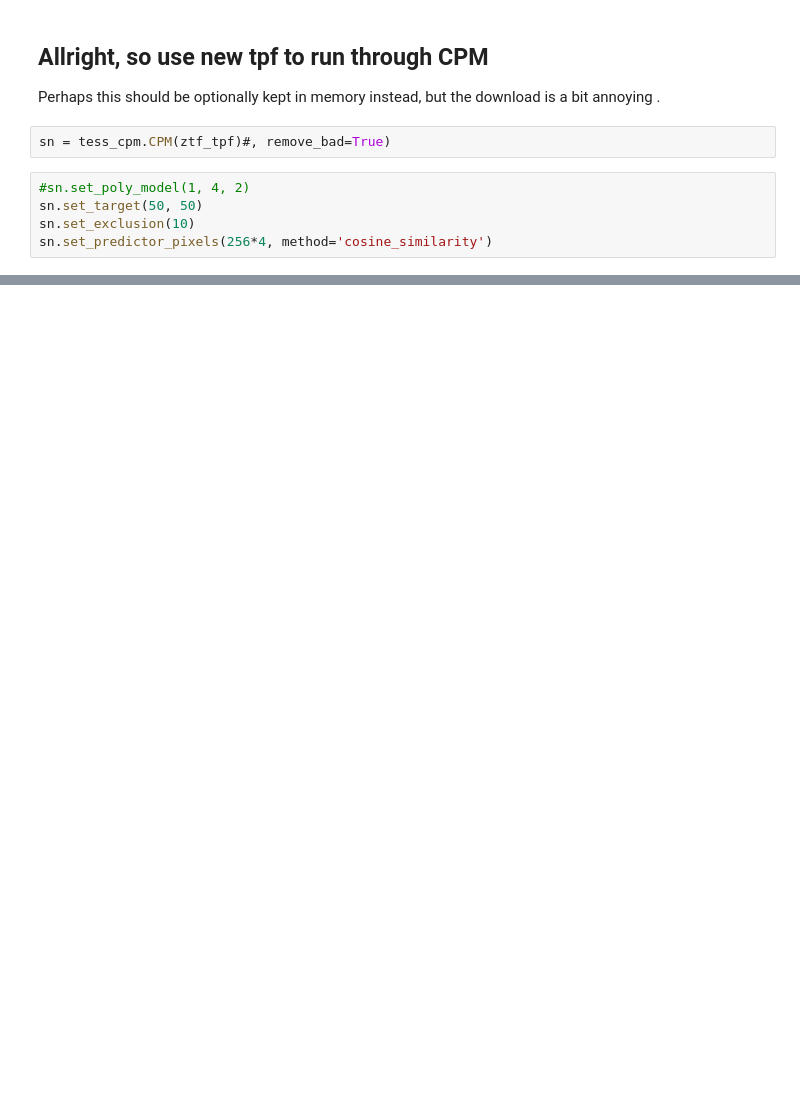
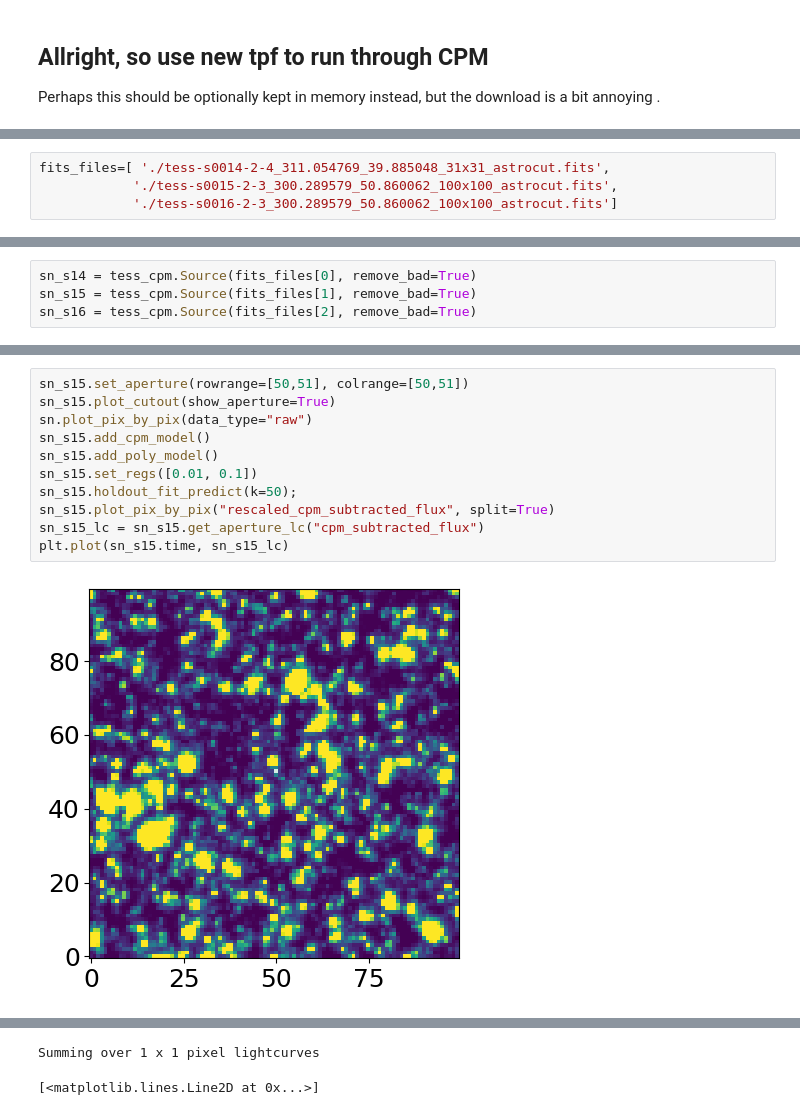
Before and after one commit to tylerapritchard/tess_cpm, a Jupyter notebook: TESSTessZTF_Community.ipynb, the cells around one changed output, grey strips where cells are left out. Drawn from its saved outputs; the diff is of its cells as text; blank space fills up the shorter version.

```diff
--- a/TESSTessZTF_Community.ipynb
+++ b/TESSTessZTF_Community.ipynb
@@ -200,10 +200,3 @@ with open(ztf_tpf,'wb') as fout:
 # %% [markdown]
 ## Allright, so use new tpf to run through CPM
 Perhaps this should be optionally kept in memory instead, but the download is a bit annoying .
-# %%
-sn = tess_cpm.CPM(ztf_tpf)#, remove_bad=True)
-# %%
-#sn.set_poly_model(1, 4, 2)
-sn.set_target(50, 50)
-sn.set_exclusion(10)
-sn.set_predictor_pixels(256*4, method='cosine_similarity')
@@ -232,0 +203,4 @@ for i in range(n):
+# %%
+fits_files=[ './tess-s0014-2-4_311.054769_39.885048_31x31_astrocut.fits',
+            './tess-s0015-2-3_300.289579_50.860062_100x100_astrocut.fits',
+            './tess-s0016-2-3_300.289579_50.860062_100x100_astrocut.fits']
@@ -232,0 +210,4 @@ for i in range(n):
+# %%
+sn_s14 = tess_cpm.Source(fits_files[0], remove_bad=True)
+sn_s15 = tess_cpm.Source(fits_files[1], remove_bad=True)
+sn_s16 = tess_cpm.Source(fits_files[2], remove_bad=True)
@@ -232,0 +236,13 @@ for i in range(n):
+# %%
+sn_s15.set_aperture(rowrange=[50,51], colrange=[50,51])
+sn_s15.plot_cutout(show_aperture=True)
+sn.plot_pix_by_pix(data_type="raw")
+sn_s15.add_cpm_model()
+sn_s15.add_poly_model()
+sn_s15.set_regs([0.01, 0.1])
+sn_s15.holdout_fit_predict(k=50);
+sn_s15.plot_pix_by_pix("rescaled_cpm_subtracted_flux", split=True)
+sn_s15_lc = sn_s15.get_aperture_lc("cpm_subtracted_flux")
+plt.plot(sn_s15.time, sn_s15_lc)
+# %% [output]
+[figure, added]
@@ -232,0 +251,2 @@ for i in range(n):
+Summing over 1 x 1 pixel lightcurves
+[<matplotlib.lines.Line2D at 0x...>]
```
Also changed, not shown: parts of 22 cells of this notebook, 1 other file.
